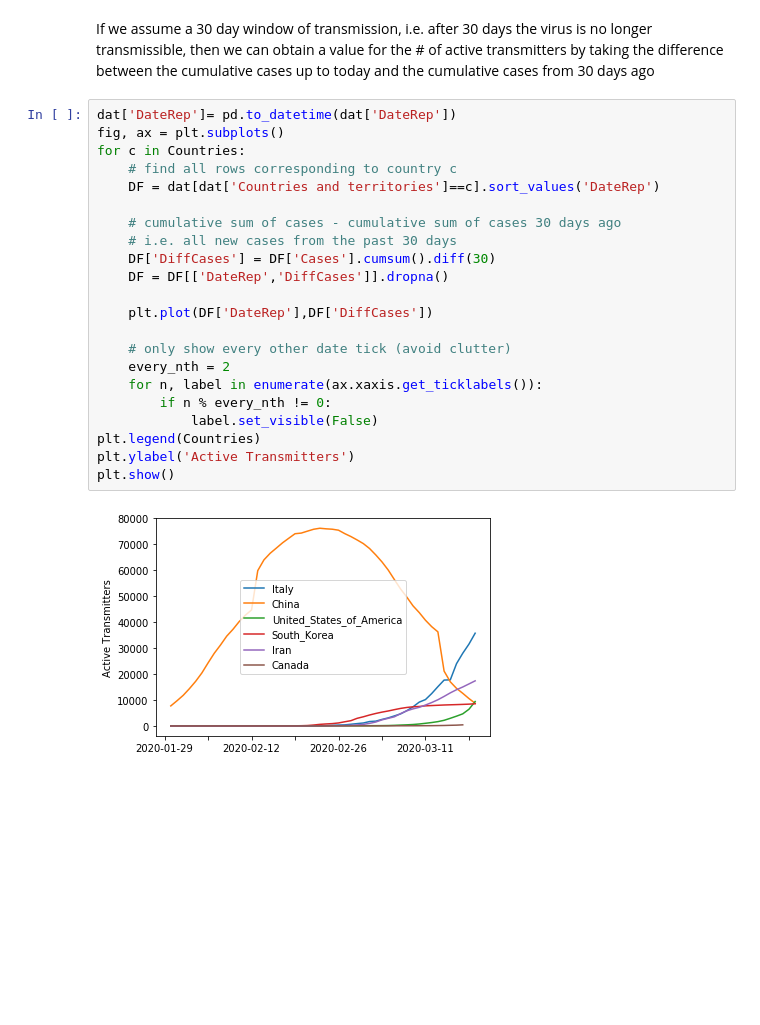
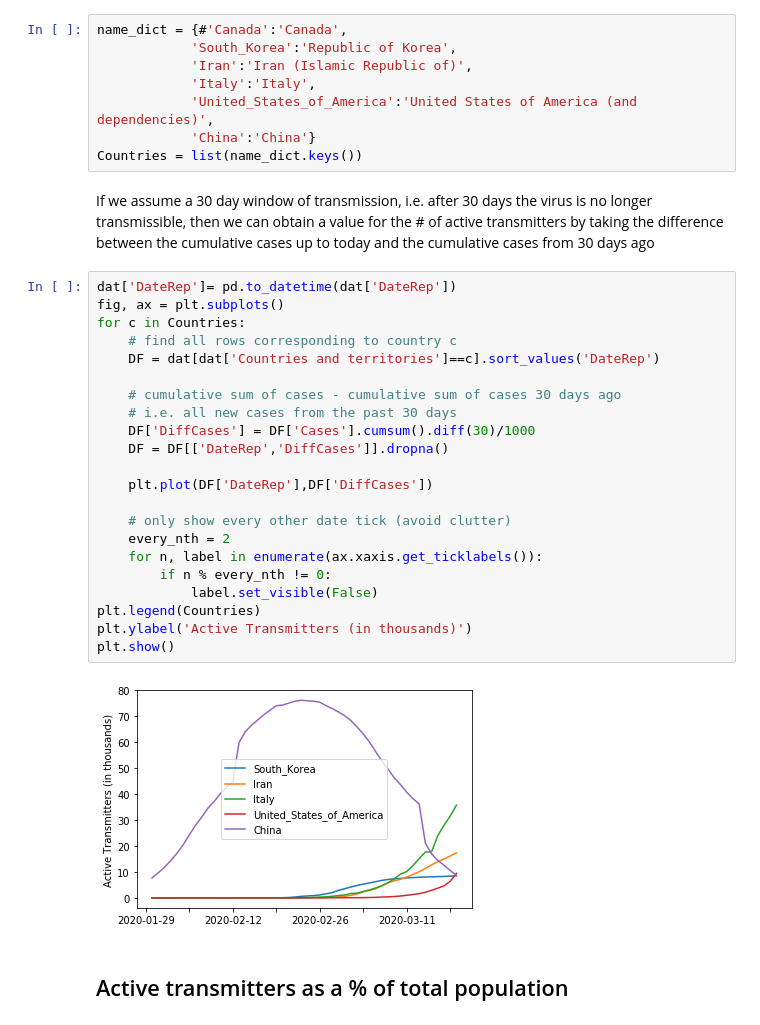
Before and after one commit to Mark-Kramer/covid_analysis, a Jupyter notebook: ActiveTransmitterAnalysis.ipynb, the cells around one changed output. Saved outputs shown, nothing was run; the diff lists cells and outputs as text; blank space fills up the shorter version.

Commit message:
updated to look at active transmitters as a fraction of total population:"

```diff
--- a/ActiveTransmitterAnalysis.ipynb
+++ b/ActiveTransmitterAnalysis.ipynb
@@ -39,26 +39,36 @@ Countries = ['Italy','China','United_States_of_America','South_Korea','Iran','Ca
+# %%
+name_dict = {#'Canada':'Canada',
+            'South_Korea':'Republic of Korea',
+            'Iran':'Iran (Islamic Republic of)',
+            'Italy':'Italy',
+            'United_States_of_America':'United States of America (and dependencies)',
+            'China':'China'}
+Countries = list(name_dict.keys())
 # %% [markdown]
 If we assume a 30 day window of transmission, i.e. after 30 days the virus is no longer transmissible, then we can obtain a value for the # of active transmitters by taking the difference between the cumulative cases up to today and the cumulative cases from 30 days ago
 # %%
 dat['DateRep']= pd.to_datetime(dat['DateRep'])
 fig, ax = plt.subplots()
 for c in Countries:
     # find all rows corresponding to country c
     DF = dat[dat['Countries and territories']==c].sort_values('DateRep')
 
     # cumulative sum of cases - cumulative sum of cases 30 days ago
     # i.e. all new cases from the past 30 days
-    DF['DiffCases'] = DF['Cases'].cumsum().diff(30)
+    DF['DiffCases'] = DF['Cases'].cumsum().diff(30)/1000
     DF = DF[['DateRep','DiffCases']].dropna()
 
     plt.plot(DF['DateRep'],DF['DiffCases'])
 
     # only show every other date tick (avoid clutter)
     every_nth = 2
     for n, label in enumerate(ax.xaxis.get_ticklabels()):
         if n % every_nth != 0:
             label.set_visible(False)
 plt.legend(Countries)
-plt.ylabel('Active Transmitters')
+plt.ylabel('Active Transmitters (in thousands)')
 plt.show()
 # %% [output]
-[figure, old version]
+[figure, new version]
+# %% [markdown]
+## Active transmitters as a % of total population
```
Also changed, not shown: parts of 7 cells of this notebook, 1 other file.
